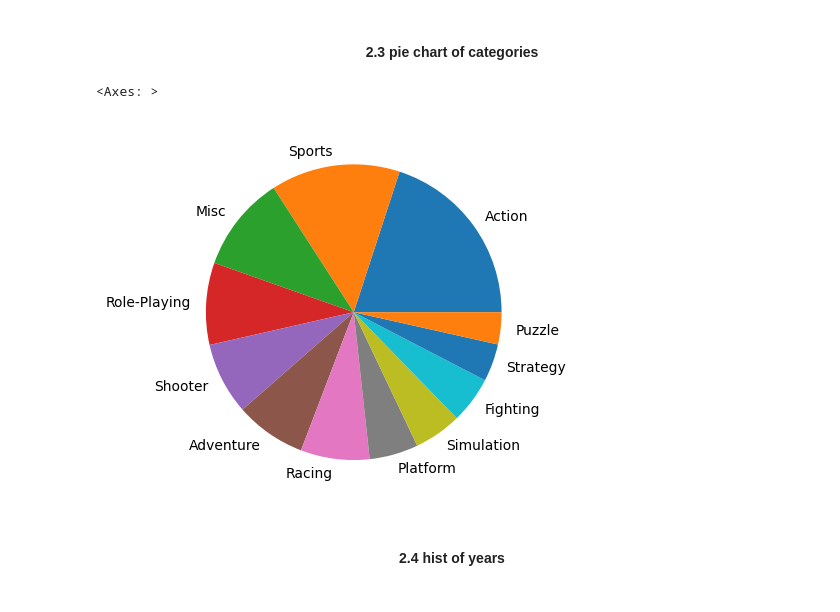
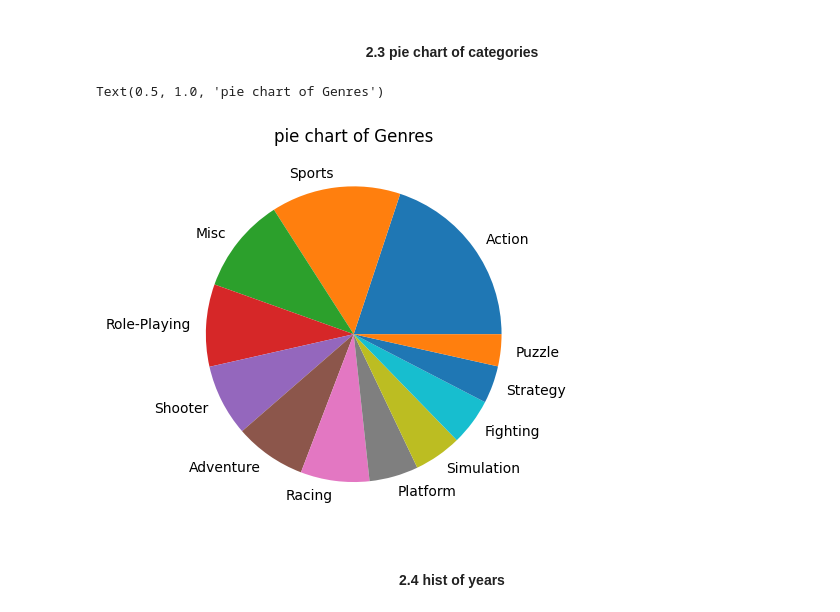
Before and after one commit to TodeaGabriel/Video-games-sales-predictions, a Jupyter notebook: videoGamePricesPredictions.ipynb, the cells around one changed output. Saved outputs shown, nothing was run; the diff lists cells and outputs as text; code cells hidden in the pictures.

```diff
--- a/videoGamePricesPredictions.ipynb
+++ b/videoGamePricesPredictions.ipynb
@@ -219,5 +219,7 @@ print(std,mean)
 # %% [output]
 0.040254293724586776 0.04714285714285715
 1.6165547849900261 0.8276785714285715
+# %%
+df = df.dropna()
 # %%
 print(df.isnull().sum())
@@ -385,9 +391,10 @@ ax = publisher_counts.plot.pie(labels=publisher_counts.index)
 <h4 align = "center"> 2.3 pie chart of categories </h4>
 # %%
 df["Genre"].value_counts().plot.pie()
+plt.title("pie chart of Genres")
 # %% [output]
-<Axes: >
+Text(0.5, 1.0, 'pie chart of Genres')
-[figure, old version]
+[figure, new version]
 # %% [markdown]
 <h4 align = "center"> 2.4 hist of years</h4>
 # %%
```
Also changed, not shown: parts of 34 cells of this notebook.
